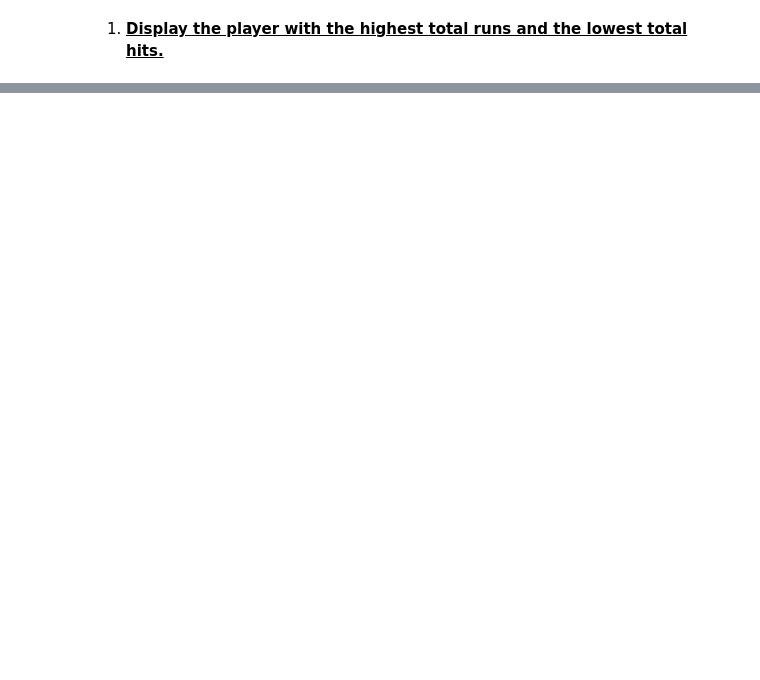
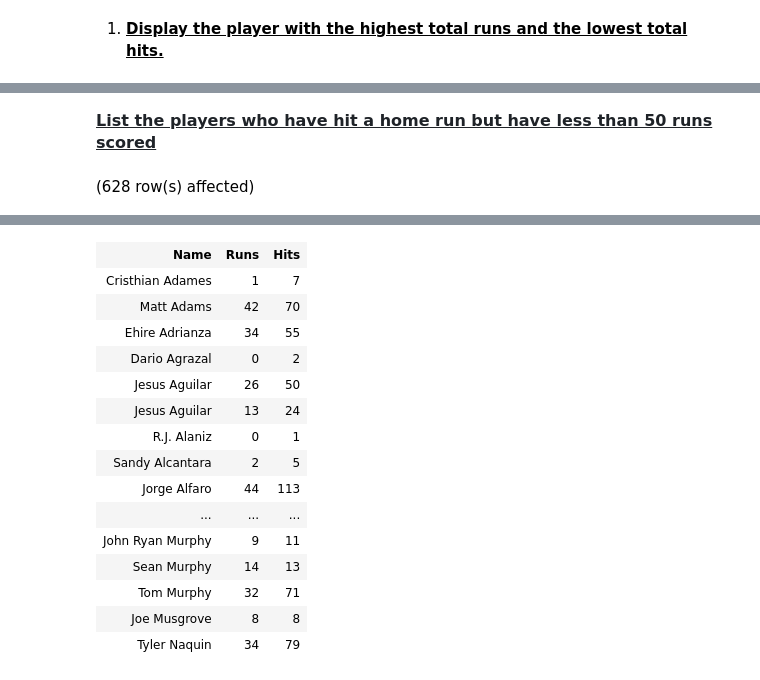
Before and after one commit to Vinayak0807/database-2023, a Jupyter notebook: baseball.ipynb, the cells around one changed output, grey strips where cells are left out. Saved outputs shown, nothing was run; the diff lists cells and outputs as text; code cells hidden in the pictures; blank space fills up the shorter version.

```diff
--- a/baseball.ipynb
+++ b/baseball.ipynb
@@ -332,0 +344,8 @@ Total execution time: 00:00:01.137
+# %% [markdown]
+<span style="color: rgb(31, 35, 40); font-family: -apple-system, BlinkMacSystemFont, &quot;Segoe UI&quot;, &quot;Noto Sans&quot;, Helvetica, Arial, sans-serif, &quot;Apple Color Emoji&quot;, &quot;Segoe UI Emoji&quot;; font-size: 16px; background-color: rgb(255, 255, 255);"><b><u>List the players who have hit a home run but have less than 50 runs scored</u></b></span>
+# %%
+select Name ,Runs,Hits
+from baseball
+WHERE Hits >=1 and Runs <50;
+# %% [output]
+(628 row(s) affected)
@@ -332,0 +353,16 @@ Total execution time: 00:00:01.137
+| Name | Runs | Hits |
+| Cristhian Adames | 1 | 7 |
+| Matt Adams | 42 | 70 |
+| Ehire Adrianza | 34 | 55 |
+| Dario Agrazal | 0 | 2 |
+| Jesus Aguilar | 26 | 50 |
+| Jesus Aguilar | 13 | 24 |
+| R.J. Alaniz | 0 | 1 |
+| Sandy Alcantara | 2 | 5 |
+| Jorge Alfaro | 44 | 113 |
+| ... | ... | ... |
+| John Ryan Murphy | 9 | 11 |
+| Sean Murphy | 14 | 13 |
+| Tom Murphy | 32 | 71 |
+| Joe Musgrove | 8 | 8 |
+| Tyler Naquin | 34 | 79 |
```
Also changed, not shown: parts of 26 cells of this notebook.
